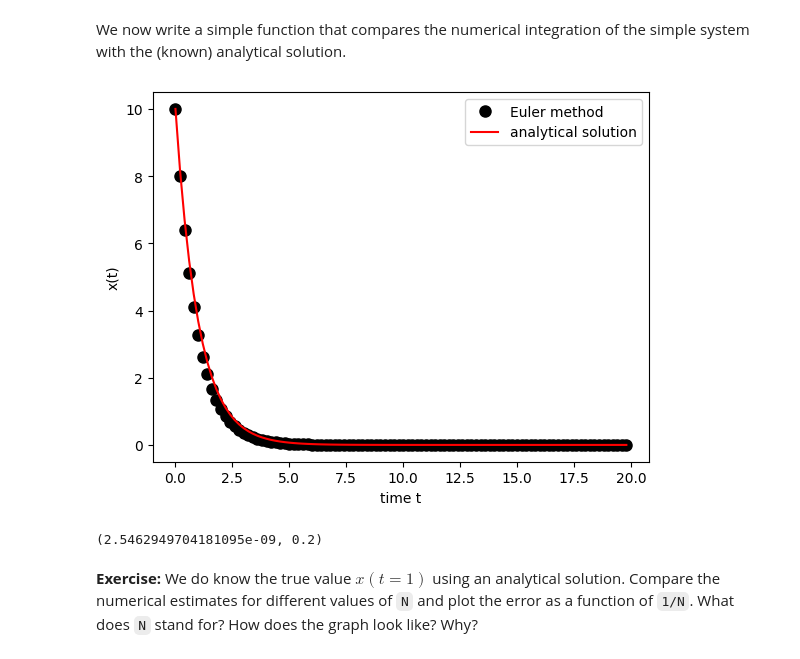
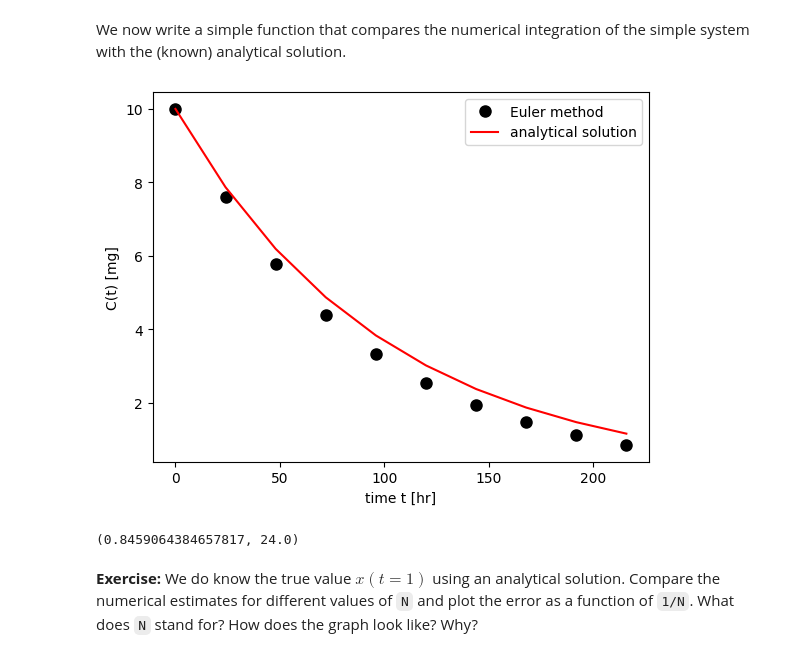
Before and after one commit to matthiaskoenig/course-pharmacokinetic-modelling, a Jupyter notebook: src/mb19/notebooks/02_ordinary_differential_equations.ipynb, the cells around one changed output. Cells and saved outputs as stored; diff of their text form; code cells hidden in the pictures.

```diff
--- a/src/mb19/notebooks/02_ordinary_differential_equations.ipynb
+++ b/src/mb19/notebooks/02_ordinary_differential_equations.ipynb
@@ -58,42 +60,47 @@ of the simple system with the (known) analytical solution.
 import numpy as np
 import matplotlib.pyplot as plt
 
-def simple_euler(x0,T,N):
+def simple_euler(C0, tend, N, CL, V):
     """ The function integrates the simple
-    system dx/dt = -k x to a time T using the
+    system dx/dt = -k x to a time tend using the
     Euler method (N Steps) and initial condition x0.
 
-    usage: x = SimpleEuler(x0,T,N)
+    usage: C = simple_euler(C0, t, N)
     """
     k = 1 # set parameter k
 
     # some parameters
-    dt = float(T)/N
-    timespan = np.arange(0,T,dt)
-    x = [float(x0)]
+    dt = float(tend)/N
+    timespan = np.arange(0, tend, dt)
+    C = [float(C0)]
 
     # integration
-    for i in range(1,N):
-        x.append(x[i-1]+dt*(-k*x[i-1]))
+    for i in range(1, N):
+        C.append(C[i-1] + dt*(-CL/V*C[i-1]))
 
     # plot both solutions
     f, ax = plt.subplots(nrows=1, ncols=1)
-    ax.plot(timespan, x,'ko', markersize=8, label='Euler method')
-    ax.plot(timespan, x0*np.exp(-k*timespan), 'r-', label='analytical solution')
-    ax.set_xlabel('time t')
-    ax.set_ylabel('x(t)')
+    ax.plot(timespan, C,'ko', markersize=8, label='Euler method')
+    ax.plot(timespan, C0*np.exp(-CL/V*timespan), 'r-', label='analytical solution')
+    ax.set_xlabel('time t [hr]')
+    ax.set_ylabel('C(t) [mg]')
     ax.legend(loc='upper right')
     plt.show()
 
     # return value of function
-    x = x[N-1]
+    cend = C[N-1]
 
-    return x, dt
+    return cend, dt
-# %%
-simple_euler(x0=10, T=20, N=100)
-# %% [output]
-[figure, removed]
-(2.5462949704181095e-09, 0.2)
+# %%
+V = 10  # [l]
+CL = 0.1  # [l/hr]
+DOSE = 100  # [mg]
+C0 = DOSE/V
+
+simple_euler(C0=C0, tend=24*10, N=10, CL=CL, V=V)
+# %% [output]
+[figure, added]
+(0.8459064384657817, 24.0)
 # %% [markdown]
 **Exercise:** We do know the true value $x(t=1)$ using an analytical solution. Compare the numerical estimates for different values of `N` and plot the error as a function of `1/N`.
 What does `N` stand for? How does the graph look like? Why?
```
Also changed, not shown: parts of 8 cells of this notebook, 5 other files.
